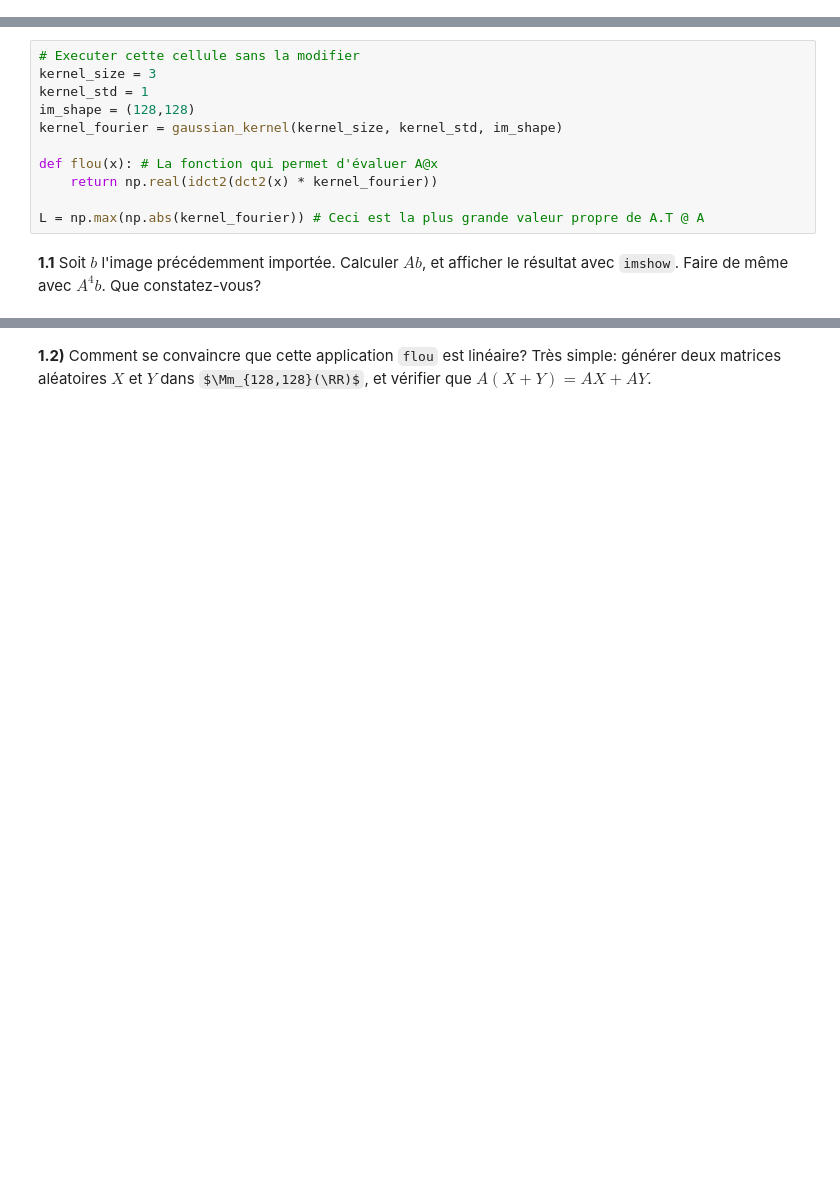
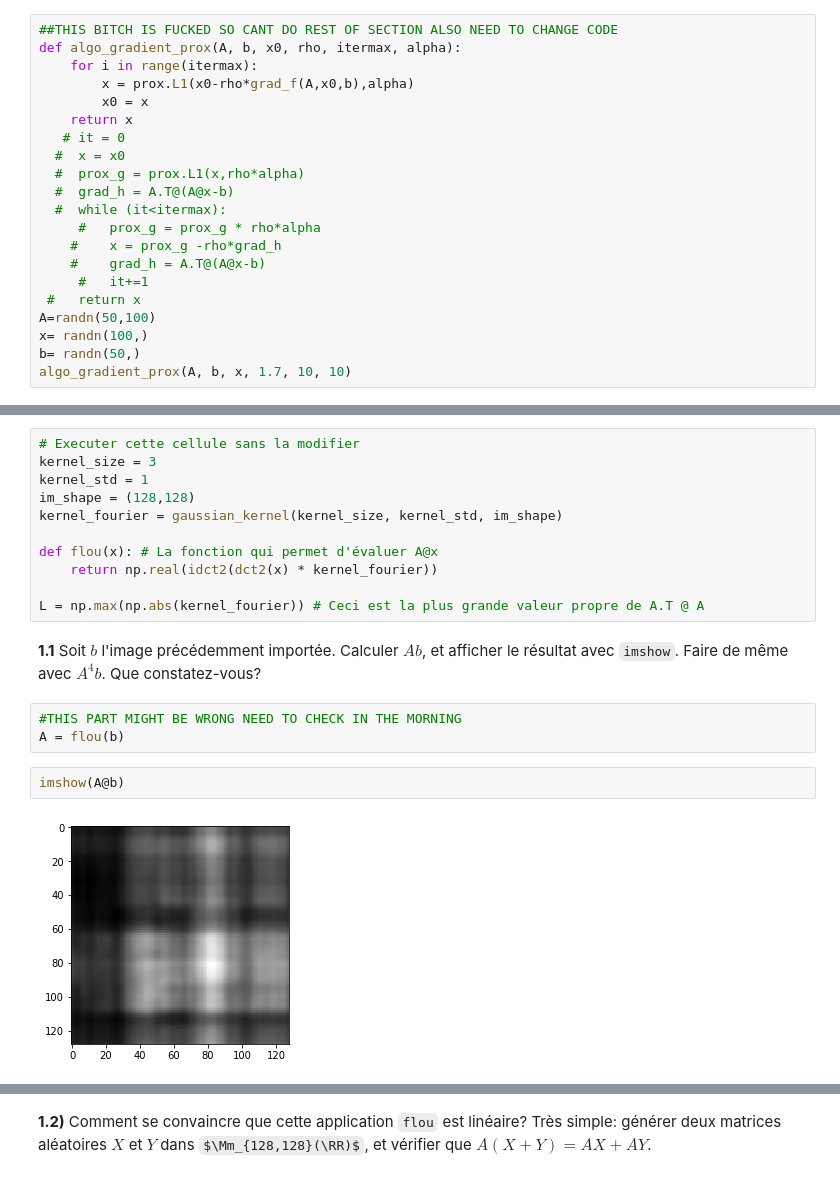
Before and after one commit to JLechuga94/ML-Optimisation, a Jupyter notebook: TP_students.ipynb, the cells around one changed output, grey strips where cells are left out. Cells and saved outputs as stored; diff of their text form; some formulas as TeX source; blank space fills up the shorter version.

Commit message:
Worked on second and third part

```diff
--- a/TP_students.ipynb
+++ b/TP_students.ipynb
@@ -324,0 +321,21 @@ def algo_gradient_prox(A, b, x0, rho, itermax, alpha):
+# %%
+##THIS BITCH IS FUCKED SO CANT DO REST OF SECTION ALSO NEED TO CHANGE CODE
+def algo_gradient_prox(A, b, x0, rho, itermax, alpha):
+    for i in range(itermax):
+        x = prox.L1(x0-rho*grad_f(A,x0,b),alpha)
+        x0 = x
+    return x
+   # it = 0
+  #  x = x0
+  #  prox_g = prox.L1(x,rho*alpha)
+  #  grad_h = A.T@(A@x-b)
+  #  while (it<itermax):
+     #   prox_g = prox_g * rho*alpha
+    #    x = prox_g -rho*grad_h
+    #    grad_h = A.T@(A@x-b)
+     #   it+=1
+ #   return x
+A=randn(50,100)
+x= randn(100,)
+b= randn(50,)
+algo_gradient_prox(A, b, x, 1.7, 10, 10)
@@ -380,3 +417,10 @@ def flou(x): # La fonction qui permet d'évaluer A@x
 L = np.max(np.abs(kernel_fourier)) # Ceci est la plus grande valeur propre de A.T @ A
 # %% [markdown]
 **1.1** Soit $b$ l'image précédemment importée. Calculer $Ab$, et afficher le résultat avec `imshow`. Faire de même avec $A^4b$. Que constatez-vous?
+# %%
+#THIS PART MIGHT BE WRONG NEED TO CHECK IN THE MORNING
+A = flou(b)
+# %%
+imshow(A@b)
+# %% [output]
+[figure, added]
```
Also changed, not shown: parts of 20 cells of this notebook.
